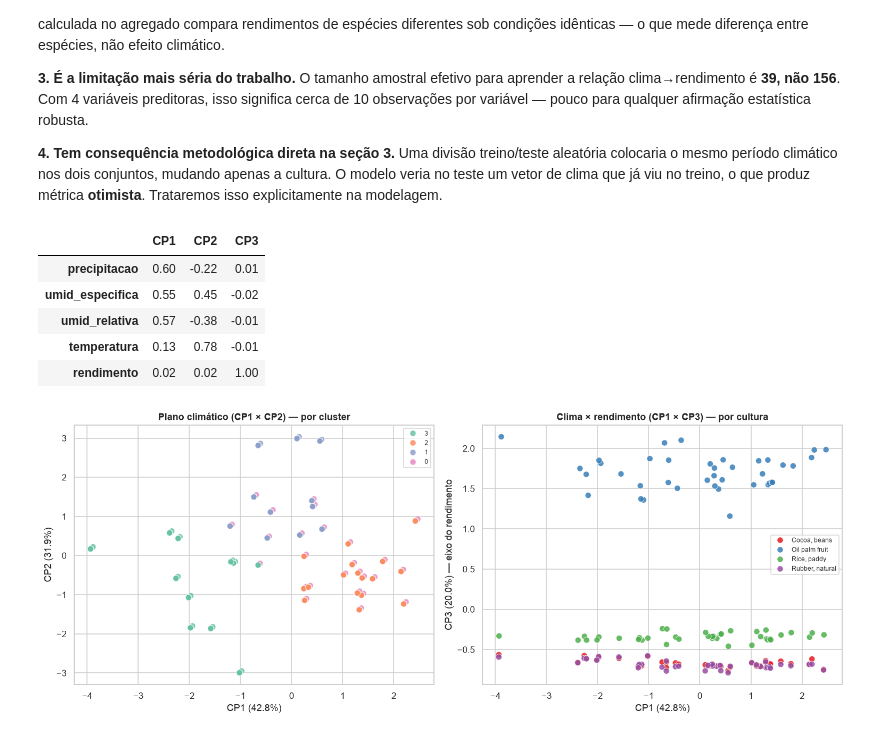
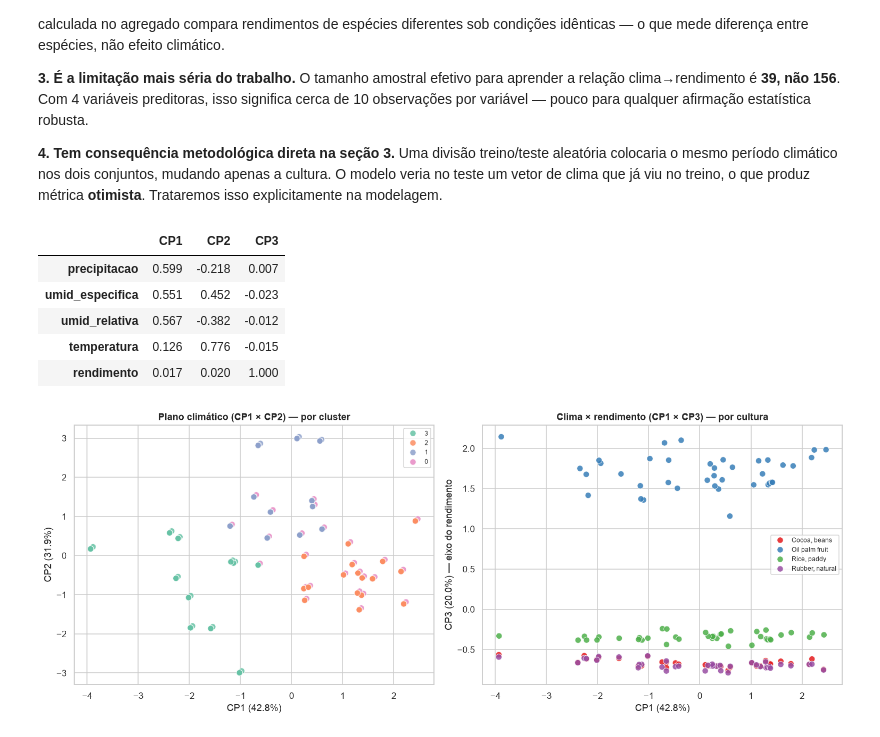
Before and after one commit to kainan-beep/fiap05cap1, a Jupyter notebook: KainanBilibioAguiar_rm570594_pbl_fase4.ipynb, the cells around one changed output. Saved outputs shown, nothing was run; the diff lists cells and outputs as text; code cells hidden in the pictures.

```diff
--- a/KainanBilibioAguiar_rm570594_pbl_fase4.ipynb
+++ b/KainanBilibioAguiar_rm570594_pbl_fase4.ipynb
@@ -71,6 +71,14 @@ plt.rcParams["axes.titleweight"] = "bold"
 pd.set_option("display.float_format", lambda v: f"{v:,.2f}")
 pd.set_option("display.max_columns", None)
 
+from IPython.display import display
+
+def mostrar(tabela, casas=4):
+    # Exibe uma tabela com mais precisao que o padrao de 2 casas definido acima.
+    # Usado nas tabelas em que a diferenca esta na terceira ou quarta decimal.
+    with pd.option_context("display.float_format", lambda v: f"{v:,.{casas}f}"):
+        display(tabela)
+
 print(f"pandas {pd.__version__} | numpy {np.__version__} | seaborn {sns.__version__}")
 # %% [output]
 pandas 3.0.5 | numpy 2.5.2 | seaborn 0.13.2
@@ -746,20 +754,20 @@ produz métrica **otimista**. Trataremos isso explicitamente na modelagem.
 # %%
 # Projeta os 5 eixos padronizados em 3 componentes principais
 pca = PCA(n_components=3, random_state=RANDOM_STATE)
 coordenadas = pca.fit_transform(X_padronizado)
 variancia = pca.explained_variance_ratio_
 
 # Loadings: quanto cada variavel original pesa em cada componente
 cargas = pd.DataFrame(pca.components_.T, index=COLUNAS_CLUSTER,
-                      columns=["CP1", "CP2", "CP3"]).round(3)
-cargas
+                      columns=["CP1", "CP2", "CP3"])
+mostrar(cargas, 3)
 # %% [output]
 |  | CP1 | CP2 | CP3 |
-| precipitacao | 0.60 | -0.22 | 0.01 |
-| umid_especifica | 0.55 | 0.45 | -0.02 |
-| umid_relativa | 0.57 | -0.38 | -0.01 |
-| temperatura | 0.13 | 0.78 | -0.01 |
-| rendimento | 0.02 | 0.02 | 1.00 |
+| precipitacao | 0.599 | -0.218 | 0.007 |
+| umid_especifica | 0.551 | 0.452 | -0.023 |
+| umid_relativa | 0.567 | -0.382 | -0.012 |
+| temperatura | 0.126 | 0.776 | -0.015 |
+| rendimento | 0.017 | 0.020 | 1.000 |
 # %%
 df_pca = pd.DataFrame(coordenadas, columns=["CP1", "CP2", "CP3"])
 df_pca["cluster"] = df["cluster"].astype(str)
```
Also changed, not shown: parts of 17 cells of this notebook.
